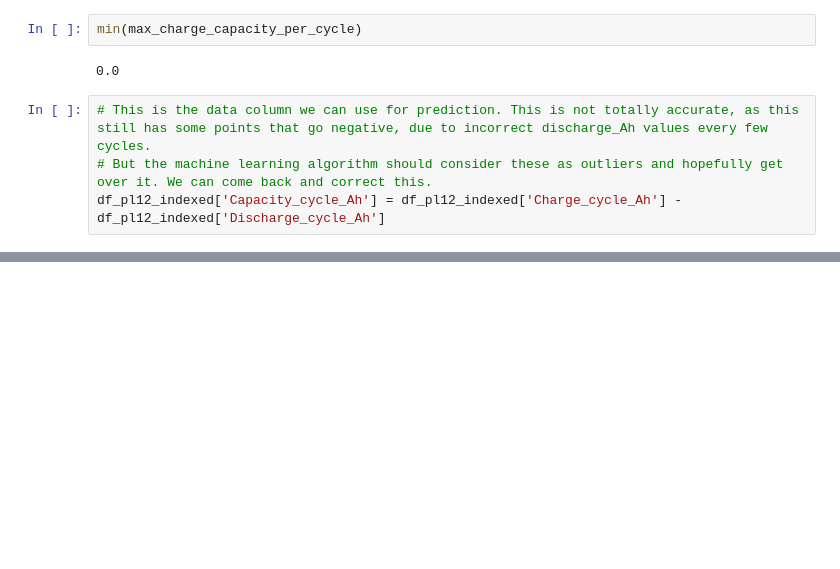
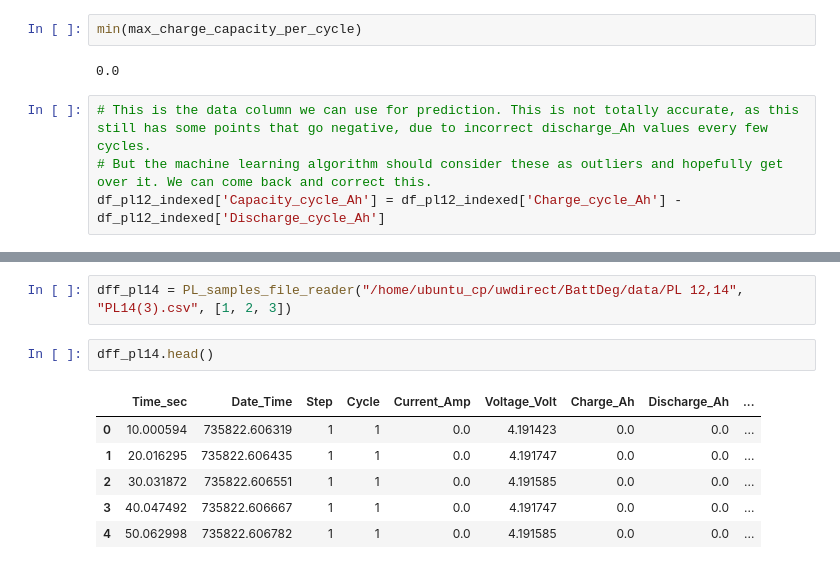
Before and after one commit to chintanp/BattDeg, a Jupyter notebook: scripts/data_exploration.ipynb, the cells around one changed output, grey strips where cells are left out. Saved outputs shown, nothing was run; the diff lists cells and outputs as text; blank space fills up the shorter version.

Commit message:
Added python file for reading PL_samples files

```diff
--- a/scripts/data_exploration.ipynb
+++ b/scripts/data_exploration.ipynb
@@ -359,0 +361,11 @@ plt.plot(df_pl12_indexed['Capacity_cycle_Ah'])
+# %%
+dff_pl14 = PL_samples_file_reader("/home/ubuntu_cp/uwdirect/BattDeg/data/PL 12,14", "PL14(3).csv", [1, 2, 3])
+# %%
+dff_pl14.head()
+# %% [output]
+|  | Time_sec | Date_Time | Step | Cycle | Current_Amp | Voltage_Volt | Charge_Ah | Discharge_Ah | ... |
+| 0 | 10.000594 | 735822.606319 | 1 | 1 | 0.0 | 4.191423 | 0.0 | 0.0 | ... |
+| 1 | 20.016295 | 735822.606435 | 1 | 1 | 0.0 | 4.191747 | 0.0 | 0.0 | ... |
+| 2 | 30.031872 | 735822.606551 | 1 | 1 | 0.0 | 4.191585 | 0.0 | 0.0 | ... |
+| 3 | 40.047492 | 735822.606667 | 1 | 1 | 0.0 | 4.191747 | 0.0 | 0.0 | ... |
+| 4 | 50.062998 | 735822.606782 | 1 | 1 | 0.0 | 4.191585 | 0.0 | 0.0 | ... |
```
Also changed, not shown: parts of 27 cells of this notebook, 22 other files.
